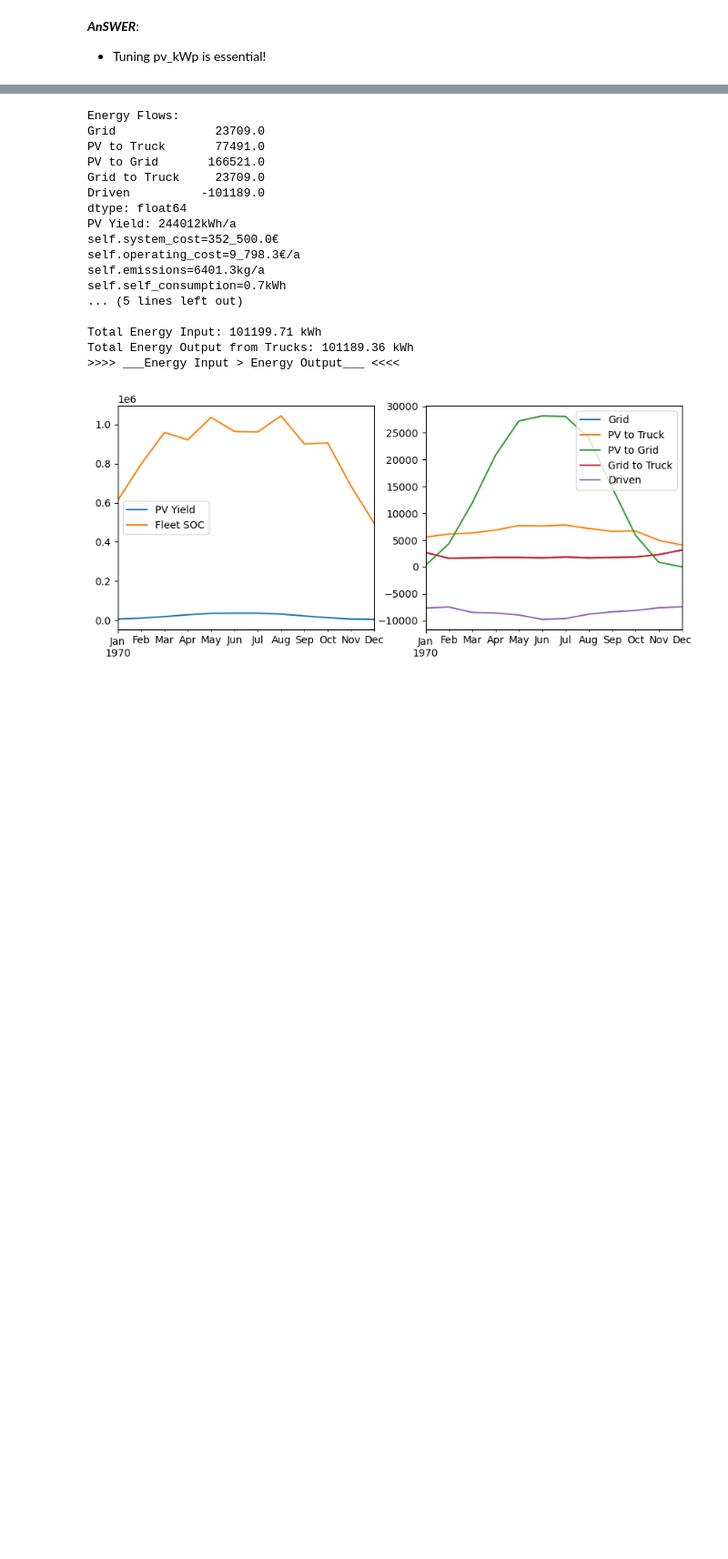
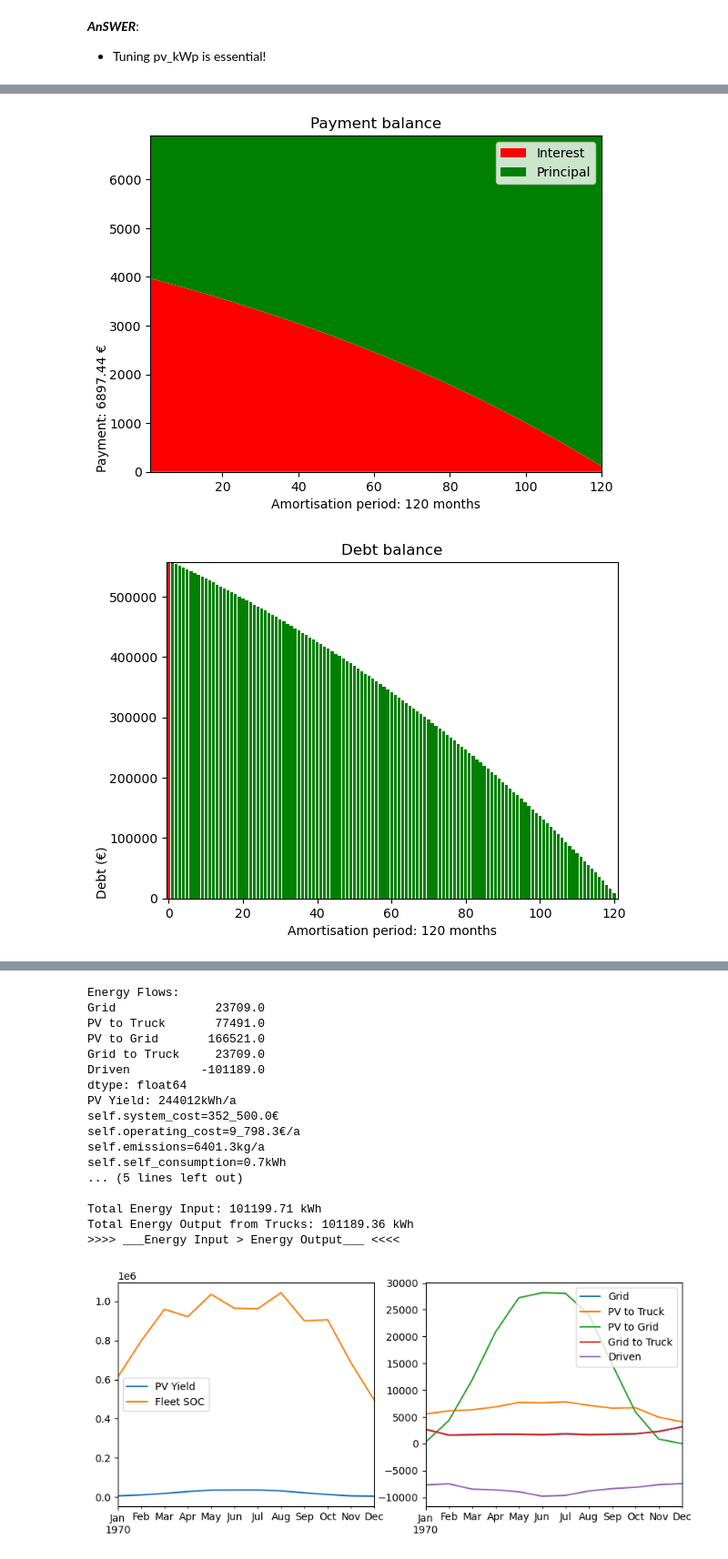
Before and after one commit to DijoG/SimMod_E-Post, a Jupyter notebook: ipynb_Loesung/final.ipynb, the cells around one changed output, grey strips where cells are left out. Shown at 91% size. Drawn from its saved outputs; the diff is of its cells as text; code cells hidden in the pictures; blank space fills up the shorter version.

```diff
--- a/ipynb_Loesung/final.ipynb
+++ b/ipynb_Loesung/final.ipynb
@@ -442,0 +448,15 @@ Total Energy Output from Trucks: 143757.28 kWh
+# %%
+import EcoExt as eco
+
+# Input Parameter set:
+PV = results01_pvb.system_cost*0.75    # capital cost = system cost, assuming own capital is 25% of the capital cost -> borrowed loan is 0.75*system cost
+r = 0.085                              # annual interest rate
+monthly = 12                           # payment 12 months a year
+ny = 10                                # 10 years running
+
+# Function call
+amort_instance = eco.Amort(PV, r, monthly, ny)
+
+# Results
+schedule = amort_instance.amortisation_schedule()
+schedule[0:10]
@@ -442,0 +475,8 @@ Total Energy Output from Trucks: 143757.28 kWh
+# %%
+# Visualising
+plotter = eco.AmortPlot(schedule)
+plotter.plot_payment_balance()
+plotter.plot_loan_balance()
+# %% [output]
+[figure, added]
+[figure, added]
```
Also changed, not shown: parts of 16 cells of this notebook, 5 other files.
